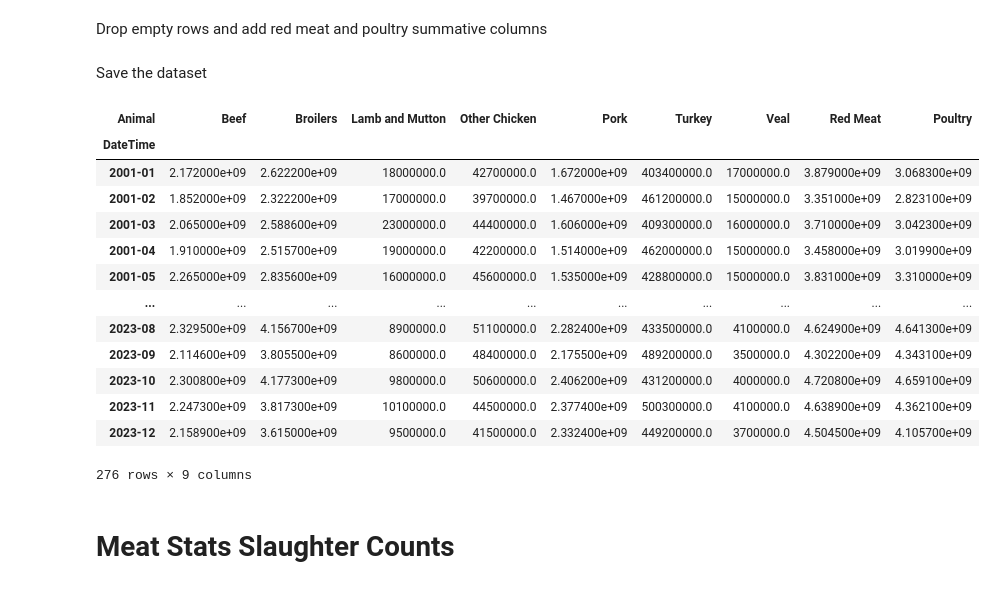
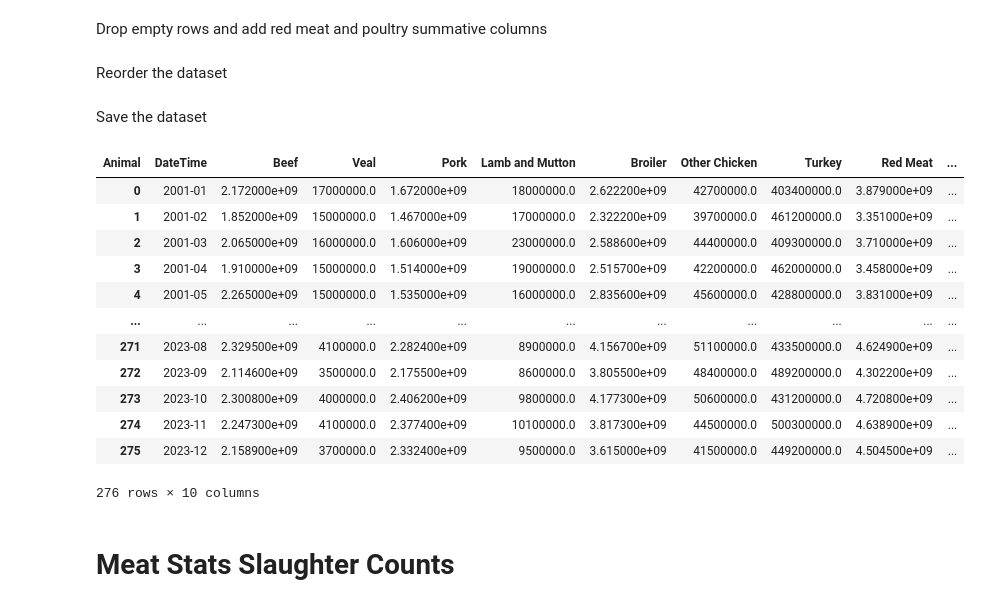
Before and after one commit to SAT-Enjoyers/citadel-datathon, a Jupyter notebook: cleaning/meat.ipynb, the cells around one changed output. Cells and saved outputs as stored; diff of their text form; code cells hidden in the pictures.

Commit message:
Update scripts for meat data

```diff
--- a/cleaning/meat.ipynb
+++ b/cleaning/meat.ipynb
@@ -77,9 +106,7 @@ production_df['Production'] = production_df['Production'].str.replace(',', '').a
 
 # Remove rows with no production
 production_df = production_df[~production_df['Production'].isnull()]
-
-# Standardise type of meat column
-production_df = production_df.rename(columns={'Type of Meat': TYPE_OF_MEAT})
+production_df['Animal'] = production_df['Animal'].replace('Broilers', 'Broiler')
 # %% [markdown]
 Only consider federally inspected data
 # %%
@@ -88,3 +116,6 @@ production_df = production_df[production_df['Commercial or Federally Inspected']
+# %%
+RED_MEAT = list(production_df[production_df['Type of Meat'] == 'Red Meat']['Animal'].unique())
+POULTRY = list(production_df[production_df['Type of Meat'] == 'Poultry']['Animal'].unique())
 # %% [markdown]
 Pivot the dataset into columns
 # %%
@@ -98,28 +129,32 @@ production_df = production_df.pivot_table(
 Drop empty rows and add red meat and poultry summative columns
 # %%
 production_df = production_df.dropna()
-production_df['Red Meat'] = production_df[['Beef', 'Veal', 'Pork', 'Lamb and Mutton']].sum(axis=1)
-production_df['Poultry'] = production_df[['Broilers', 'Other Chicken', 'Turkey']].sum(axis=1)
+production_df['Red Meat'] = production_df[RED_MEAT].sum(axis=1)
+production_df['Poultry'] = production_df[POULTRY].sum(axis=1)
+# %% [markdown]
+Reorder the dataset
+# %%
+production_df = production_df[RED_MEAT + POULTRY + EXTRA_COLUMNS]
 # %% [markdown]
 Save the dataset
 # %%
-production_df.to_csv("../udataset/meat_production.csv", index=False)
+production_df.reset_index(inplace=True)
+production_df.to_csv(SAVE_DIR + "production.csv", index=False)
 production_df
 # %% [output]
-| Animal | Beef | Broilers | Lamb and Mutton | Other Chicken | Pork | Turkey | Veal | Red Meat | Poultry |
-| DateTime |  |  |  |  |  |  |  |  |  |
-| 2001-01 | 2.172000e+09 | 2.622200e+09 | 18000000.0 | 42700000.0 | 1.672000e+09 | 403400000.0 | 17000000.0 | 3.879000e+09 | 3.068300e+09 |
-| 2001-02 | 1.852000e+09 | 2.322200e+09 | 17000000.0 | 39700000.0 | 1.467000e+09 | 461200000.0 | 15000000.0 | 3.351000e+09 | 2.823100e+09 |
-| 2001-03 | 2.065000e+09 | 2.588600e+09 | 23000000.0 | 44400000.0 | 1.606000e+09 | 409300000.0 | 16000000.0 | 3.710000e+09 | 3.042300e+09 |
-| 2001-04 | 1.910000e+09 | 2.515700e+09 | 19000000.0 | 42200000.0 | 1.514000e+09 | 462000000.0 | 15000000.0 | 3.458000e+09 | 3.019900e+09 |
-| 2001-05 | 2.265000e+09 | 2.835600e+09 | 16000000.0 | 45600000.0 | 1.535000e+09 | 428800000.0 | 15000000.0 | 3.831000e+09 | 3.310000e+09 |
-| ... | ... | ... | ... | ... | ... | ... | ... | ... | ... |
-| 2023-08 | 2.329500e+09 | 4.156700e+09 | 8900000.0 | 51100000.0 | 2.282400e+09 | 433500000.0 | 4100000.0 | 4.624900e+09 | 4.641300e+09 |
-| 2023-09 | 2.114600e+09 | 3.805500e+09 | 8600000.0 | 48400000.0 | 2.175500e+09 | 489200000.0 | 3500000.0 | 4.302200e+09 | 4.343100e+09 |
-| 2023-10 | 2.300800e+09 | 4.177300e+09 | 9800000.0 | 50600000.0 | 2.406200e+09 | 431200000.0 | 4000000.0 | 4.720800e+09 | 4.659100e+09 |
-| 2023-11 | 2.247300e+09 | 3.817300e+09 | 10100000.0 | 44500000.0 | 2.377400e+09 | 500300000.0 | 4100000.0 | 4.638900e+09 | 4.362100e+09 |
-| 2023-12 | 2.158900e+09 | 3.615000e+09 | 9500000.0 | 41500000.0 | 2.332400e+09 | 449200000.0 | 3700000.0 | 4.504500e+09 | 4.105700e+09 |
+| Animal | DateTime | Beef | Veal | Pork | Lamb and Mutton | Broiler | Other Chicken | Turkey | Red Meat | ... |
+| 0 | 2001-01 | 2.172000e+09 | 17000000.0 | 1.672000e+09 | 18000000.0 | 2.622200e+09 | 42700000.0 | 403400000.0 | 3.879000e+09 | ... |
+| 1 | 2001-02 | 1.852000e+09 | 15000000.0 | 1.467000e+09 | 17000000.0 | 2.322200e+09 | 39700000.0 | 461200000.0 | 3.351000e+09 | ... |
+| 2 | 2001-03 | 2.065000e+09 | 16000000.0 | 1.606000e+09 | 23000000.0 | 2.588600e+09 | 44400000.0 | 409300000.0 | 3.710000e+09 | ... |
+| 3 | 2001-04 | 1.910000e+09 | 15000000.0 | 1.514000e+09 | 19000000.0 | 2.515700e+09 | 42200000.0 | 462000000.0 | 3.458000e+09 | ... |
+| 4 | 2001-05 | 2.265000e+09 | 15000000.0 | 1.535000e+09 | 16000000.0 | 2.835600e+09 | 45600000.0 | 428800000.0 | 3.831000e+09 | ... |
+| ... | ... | ... | ... | ... | ... | ... | ... | ... | ... | ... |
+| 271 | 2023-08 | 2.329500e+09 | 4100000.0 | 2.282400e+09 | 8900000.0 | 4.156700e+09 | 51100000.0 | 433500000.0 | 4.624900e+09 | ... |
+| 272 | 2023-09 | 2.114600e+09 | 3500000.0 | 2.175500e+09 | 8600000.0 | 3.805500e+09 | 48400000.0 | 489200000.0 | 4.302200e+09 | ... |
+| 273 | 2023-10 | 2.300800e+09 | 4000000.0 | 2.406200e+09 | 9800000.0 | 4.177300e+09 | 50600000.0 | 431200000.0 | 4.720800e+09 | ... |
+| 274 | 2023-11 | 2.247300e+09 | 4100000.0 | 2.377400e+09 | 10100000.0 | 3.817300e+09 | 44500000.0 | 500300000.0 | 4.638900e+09 | ... |
+| 275 | 2023-12 | 2.158900e+09 | 3700000.0 | 2.332400e+09 | 9500000.0 | 3.615000e+09 | 41500000.0 | 449200000.0 | 4.504500e+09 | ... |
-276 rows × 9 columns
+276 rows × 10 columns
 # %% [markdown]
 # Meat Stats Slaughter Counts
 # %%
```
Also changed, not shown: parts of 32 cells of this notebook.
